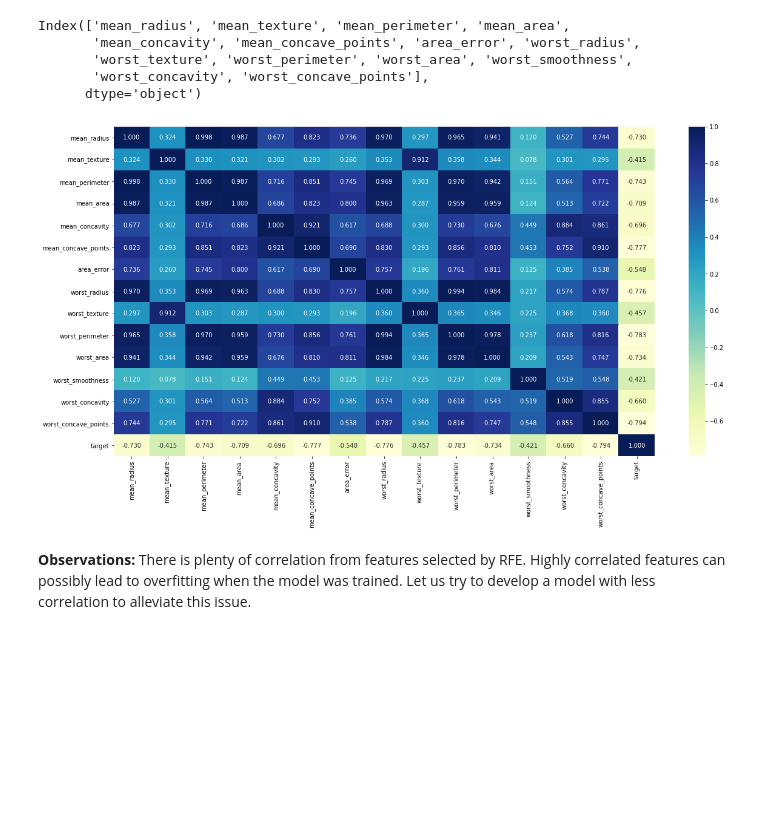
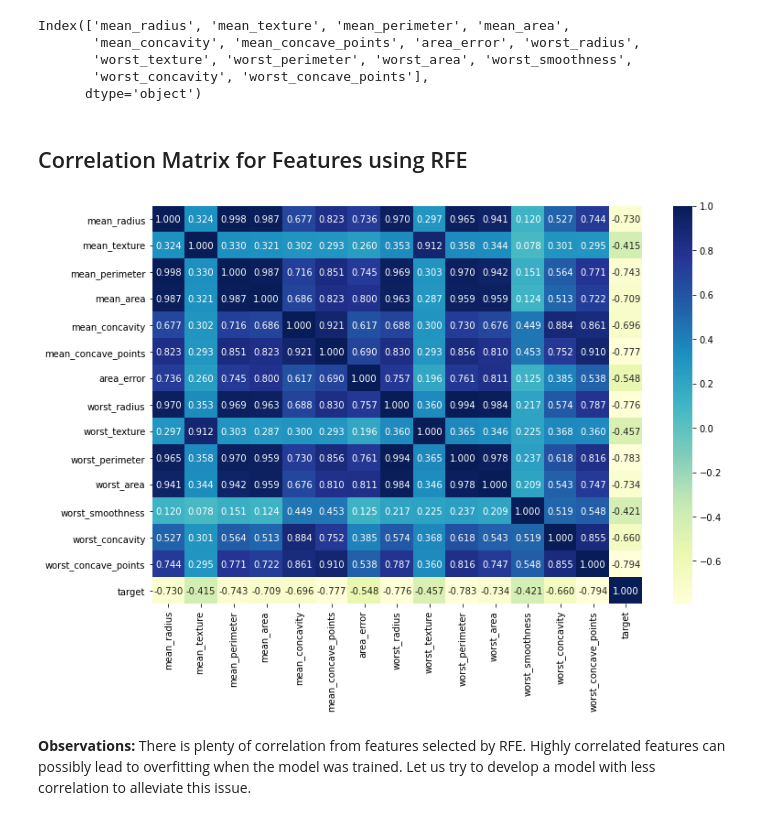
Before and after one commit to uclajsam/Breast_Cancer_Classification, a Jupyter notebook: Breast_Cancer_Classification.ipynb, the cells around one changed output. Drawn from its saved outputs; the diff is of its cells as text; code cells hidden in the pictures; blank space fills up the shorter version.

```diff
--- a/Breast_Cancer_Classification.ipynb
+++ b/Breast_Cancer_Classification.ipynb
@@ -285,12 +333,14 @@ Index(['mean_radius', 'mean_texture', 'mean_perimeter', 'mean_area',
 # %%
 simple_df = features_df[features_df.columns[rf_rfe.get_support()].tolist()].copy()
 simple_df['target'] = pd.Series(data['target'])
+# %% [markdown]
+## Correlation Matrix for Features using RFE
 # %%
-plt.figure(figsize = (20, 10))
+plt.figure(figsize = (12, 8))
 sns.heatmap(simple_df.corr(), cmap = 'YlGnBu', annot = True, fmt = '0.3f')
 plt.show()
 # %% [output]
-[figure, old version]
+[figure, new version]
 # %% [markdown]
 **Observations:** There is plenty of correlation from features selected by RFE.  Highly correlated features can possibly lead to overfitting when the model was trained.  Let us try to develop a model with less correlation to alleviate this issue.
 # %% [markdown]
```
Also changed, not shown: parts of 26 cells of this notebook.
